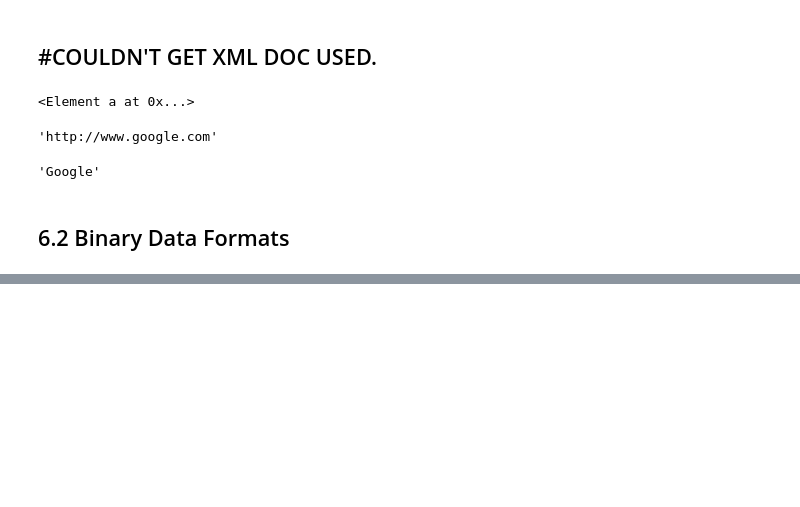
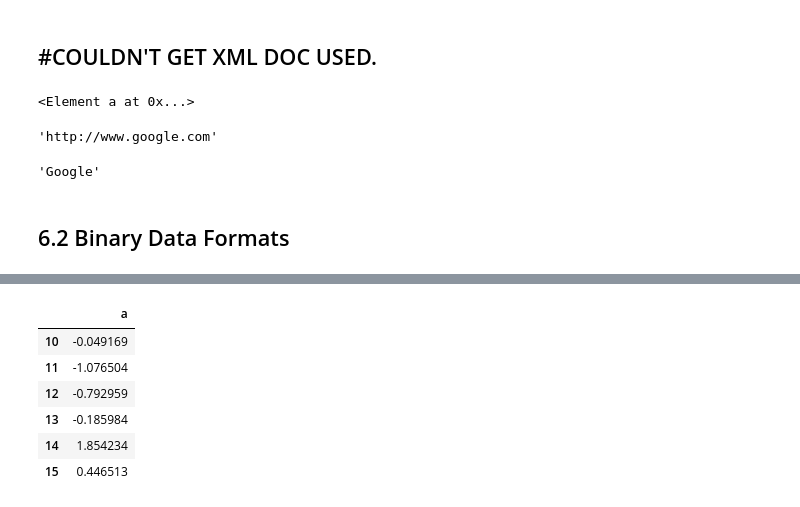
Before and after one commit to TomLafferty/2dot1-WesWrangling, a Jupyter notebook: Chapter6WorkAlong.ipynb, the cells around one changed output, grey strips where cells are left out. Cells and saved outputs as stored; diff of their text form; code cells hidden in the pictures; blank space fills up the shorter version.

```diff
--- a/Chapter6WorkAlong.ipynb
+++ b/Chapter6WorkAlong.ipynb
@@ -490,0 +539,12 @@ root.text
+# %%
+store.put('obj2', frame, format='table')
+
+store.select('obj2', where=['index >= 10 and index <= 15'])
+# %% [output]
+|  | a |
+| 10 | -0.049169 |
+| 11 | -1.076504 |
+| 12 | -0.792959 |
+| 13 | -0.185984 |
+| 14 | 1.854234 |
+| 15 | 0.446513 |
```
Also changed, not shown: parts of 14 cells of this notebook, 2 other files.
